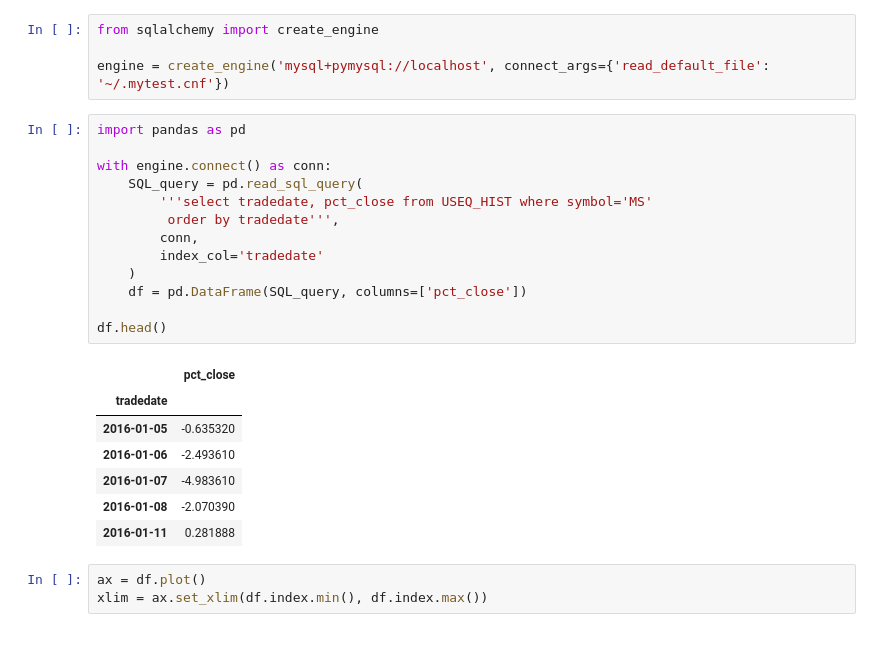
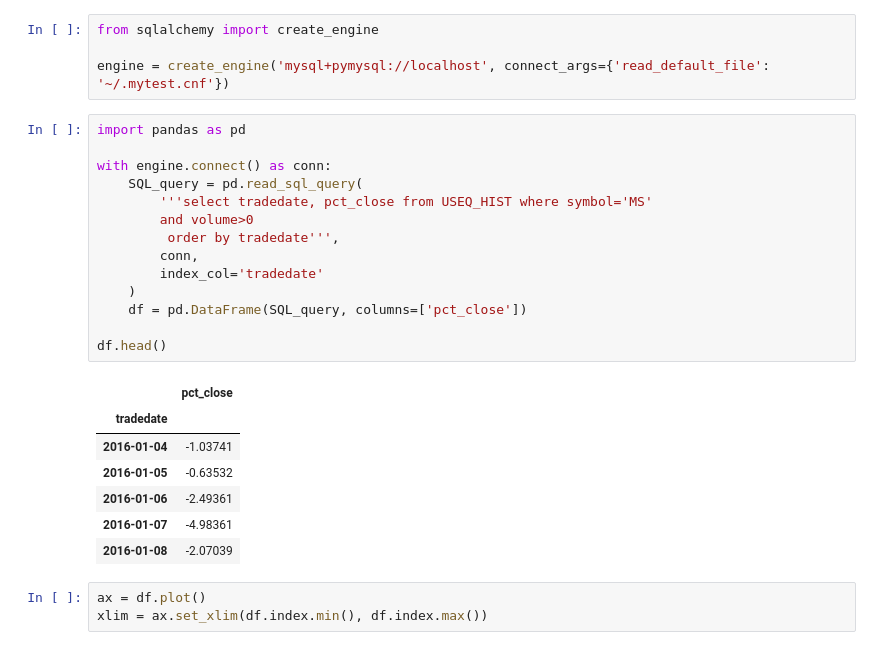
Before and after one commit to kwoodle/ktrade_volatility, a Jupyter notebook: garch2.ipynb, the cells around one changed output. Drawn from its saved outputs; the diff is of its cells as text.

Commit message:
Add insert_dailys garch notebooks return series entries with volume>0

```diff
--- a/garch2.ipynb
+++ b/garch2.ipynb
@@ -19,24 +19,25 @@ engine = create_engine('mysql+pymysql://localhost', connect_args={'read_default_
 # %%
 import pandas as pd
 
 with engine.connect() as conn:
     SQL_query = pd.read_sql_query(
         '''select tradedate, pct_close from USEQ_HIST where symbol='MS'
+        and volume>0
          order by tradedate''',
         conn,
         index_col='tradedate'
     )
     df = pd.DataFrame(SQL_query, columns=['pct_close'])
 
 df.head()
 # %% [output]
 |  | pct_close |
 | tradedate |  |
-| 2016-01-05 | -0.635320 |
-| 2016-01-06 | -2.493610 |
-| 2016-01-07 | -4.983610 |
-| 2016-01-08 | -2.070390 |
-| 2016-01-11 | 0.281888 |
+| 2016-01-04 | -1.03741 |
+| 2016-01-05 | -0.63532 |
+| 2016-01-06 | -2.49361 |
+| 2016-01-07 | -4.98361 |
+| 2016-01-08 | -2.07039 |
 # %%
 ax = df.plot()
 xlim = ax.set_xlim(df.index.min(), df.index.max())
```
Also changed, not shown: parts of 3 cells of this notebook, 4 other files.
